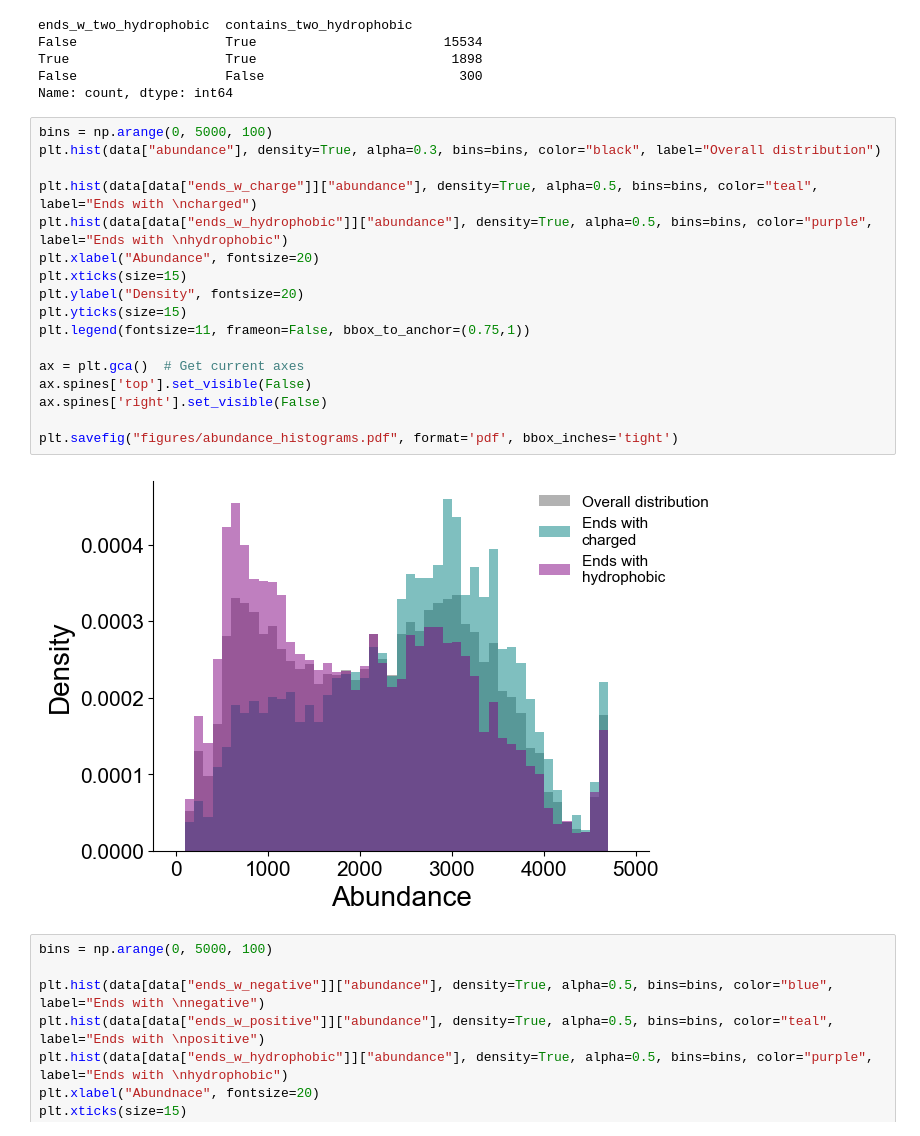
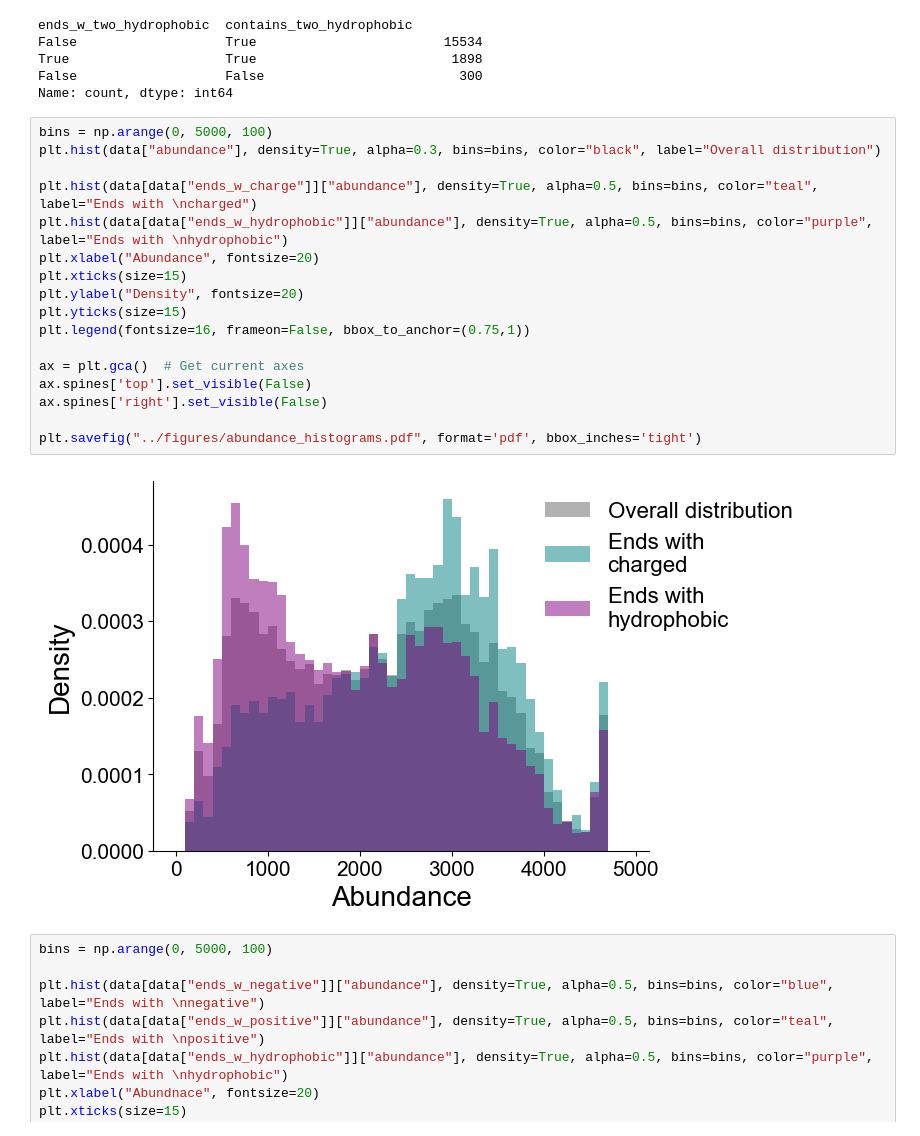
Before and after one commit to staller-lab/NN_interpretability_for_AD_prediction, a Jupyter notebook: scripts/analysis_scripts/compare_simple_w_deep_abund.ipynb, the cells around one changed output. Drawn from its saved outputs; the diff is of its cells as text.

```diff
--- a/scripts/analysis_scripts/compare_simple_w_deep_abund.ipynb
+++ b/scripts/analysis_scripts/compare_simple_w_deep_abund.ipynb
@@ -717,22 +717,22 @@ Name: count, dtype: int64
 # %%
 bins = np.arange(0, 5000, 100)
 plt.hist(data["abundance"], density=True, alpha=0.3, bins=bins, color="black", label="Overall distribution")
 
 plt.hist(data[data["ends_w_charge"]]["abundance"], density=True, alpha=0.5, bins=bins, color="teal", label="Ends with \ncharged")
 plt.hist(data[data["ends_w_hydrophobic"]]["abundance"], density=True, alpha=0.5, bins=bins, color="purple", label="Ends with \nhydrophobic")
 plt.xlabel("Abundance", fontsize=20)
 plt.xticks(size=15)
 plt.ylabel("Density", fontsize=20)
 plt.yticks(size=15)
-plt.legend(fontsize=11, frameon=False, bbox_to_anchor=(0.75,1))
+plt.legend(fontsize=16, frameon=False, bbox_to_anchor=(0.75,1))
 
 ax = plt.gca()  # Get current axes
 ax.spines['top'].set_visible(False)
 ax.spines['right'].set_visible(False)
 
-plt.savefig("figures/abundance_histograms.pdf", format='pdf', bbox_inches='tight')
+plt.savefig("../figures/abundance_histograms.pdf", format='pdf', bbox_inches='tight')
 # %% [output]
-[figure, old version]
+[figure, new version]
 # %%
 bins = np.arange(0, 5000, 100)
 
```
Also changed, not shown: parts of 2 cells of this notebook, 12 other files.
